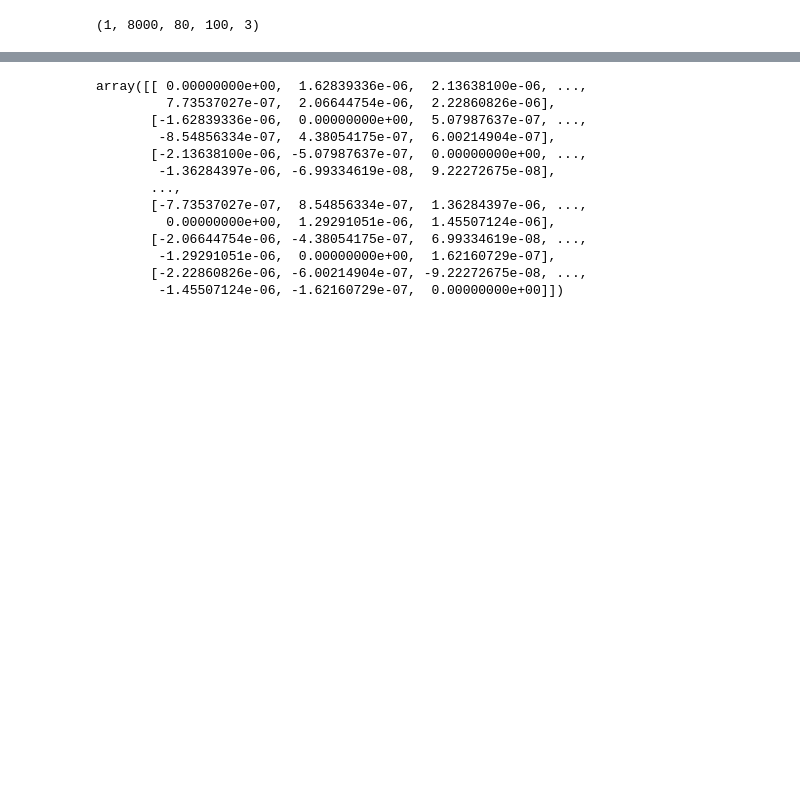
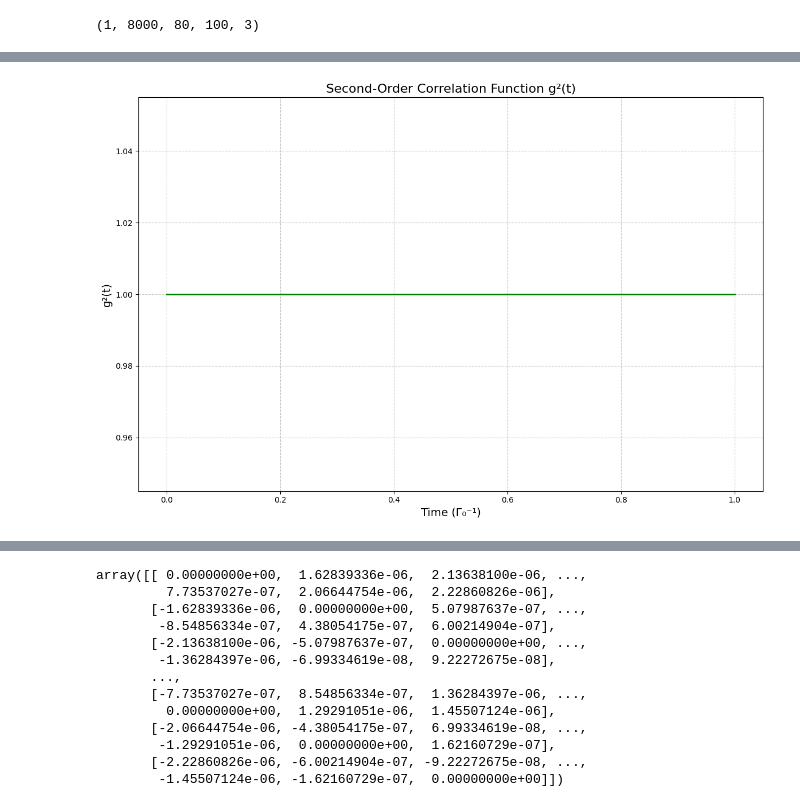
Before and after one commit to MPoitrinal/Truncated-Wigner, a Jupyter notebook: main.ipynb, the cells around one changed output, grey strips where cells are left out. Saved outputs shown, nothing was run; the diff lists cells and outputs as text; code cells hidden in the pictures; blank space fills up the shorter version.

```diff
--- a/main.ipynb
+++ b/main.ipynb
@@ -238,17 +179,3 @@ array([[-1.17375982e-07, -2.58148591e-08,  8.49231930e-07],
 np.shape(magnetizations_list)
 # %% [output]
 (1, 8000, 80, 100, 3)
-# %%
-def OutputPower(k_vector, magnetizations_list,positions,t_list):
-    num_particles = np.shape(magnetizations_list)[2]
-    P_k = np.linspace()
-    s_plus = 0.5*(magnetizations[:,:,:,0] + 1j * magnetizations[:,:,:,1])  # For all simulations, all time steps, all atoms
-    s_minus = 0.5*(magnetizations[:,:,:,0] - 1j * magnetizations[:,:,:,1])  # For all simulations, all time steps, all atoms
-    s_z = magnetizations[:,:,:,2]  # z component
-    for t in range(len(t_list))
-        for i in range(num_particles):
-            for j in range(num_particles):
-                P_k[t] += np.exp(j*(positions[i]-positions[j]))* (np.dot(s_plus[:,t,i], s_minus[:,t,j]))/num_simulations
-                if i == j:     # Diagonal terms: contribution from individual atoms      # Calculate <s_z> averaged over all simulations
-                    P_k[t] +=np.exp(j*(positions[i]-positions[j])) * (np.sum(s_z[:,t,i]))/(2*num_simulations)
-    return
@@ -254,0 +610,82 @@ def OutputPower(k_vector, magnetizations_list,positions,t_list):
+# %%
+def calculate_g2(magnetizations, t_list, num_simulations):
+    """
+    Calculate the second-order correlation function g2(t) from magnetization data.
+
+    Parameters:
+    -----------
+    magnetizations : numpy.ndarray
+        Array of magnetizations with shape (num_simulations, num_time_steps, num_particles, 3)
+    t_list : numpy.ndarray
+        Array of time points
+    num_simulations : int
+        Number of simulations averaged
+
+    Returns:
+    --------
+    g2 : numpy.ndarray
+        Second-order correlation function for each time step
+    """
+    num_time_steps = len(t_list)
+    num_particles = magnetizations.shape[2]
+
+    # Calculate spin operators
+    s_plus = 0.5 * (magnetizations[:,:,:,0] + 1j * magnetizations[:,:,:,1])
+    s_minus = 0.5 * (magnetizations[:,:,:,0] - 1j * magnetizations[:,:,:,1])
+
+    # Initialize array for g2
+    g2 = np.zeros(num_time_steps)
+
+    # For each time step
+    for t in range(num_time_steps):
+        # Initialize numerator and denominator for g2 calculation
+        numerator = 0.0
+        denominator = 0.0
+
+        # For each simulation (trajectory)
+        for n in range(num_simulations):
+            # Calculate collective operators for k mode
+
+            S_k_plus = np.sum(s_plus[n, t, :])
+            S_k_minus = np.sum(s_minus[n, t, :])
+
+            # Calculate collective operators for l mode (same as k in this case)
+
+            S_l_plus = S_k_plus
+            S_l_minus = S_k_minus
+
+            # Calculate terms for g2
+            intensity_k = S_k_plus * S_k_minus
+            intensity_l = S_l_plus * S_l_minus
+
+            # Add to numerator: <S_k^+ S_k^- S_l^+ S_l^->
+            denominator += S_k_plus * S_l_plus * S_l_minus * S_k_minus
+
+            # Add to denominator: <S_k^+ S_k^-><S_l^+ S_l^->
+            numerator += intensity_k * intensity_l
+
+        # Calculate g2 according to the formula
+        g2[t] = numerator / denominator if denominator != 0 else np.nan
+
+    return g2
+
+# Example usage:
+if magnetizations_list is not None and len(magnetizations_list) > 0:
+    # Use the first magnetization array from the list
+    magnetizations = magnetizations_list[0]
+
+    # Calculate g2(t)
+    g2 = calculate_g2(magnetizations, t_list, num_simulations)
+
+    # Plot the results
+    plt.figure(figsize=(12, 8))
+    plt.plot(t_list * Gamma_0, g2, 'g-', linewidth=2)
+    # plt.xscale('log')
+    plt.title('Second-Order Correlation Function g²(t)', fontsize=16)
+    plt.xlabel('Time (Γ₀⁻¹)', fontsize=14)
+    plt.ylabel('g²(t)', fontsize=14)
+    plt.grid(True, linestyle='--', alpha=0.7)
+    plt.tight_layout()
+    plt.show()
+# %% [output]
+[figure, added]
```
Also changed, not shown: parts of 31 cells of this notebook, 6 other files.
